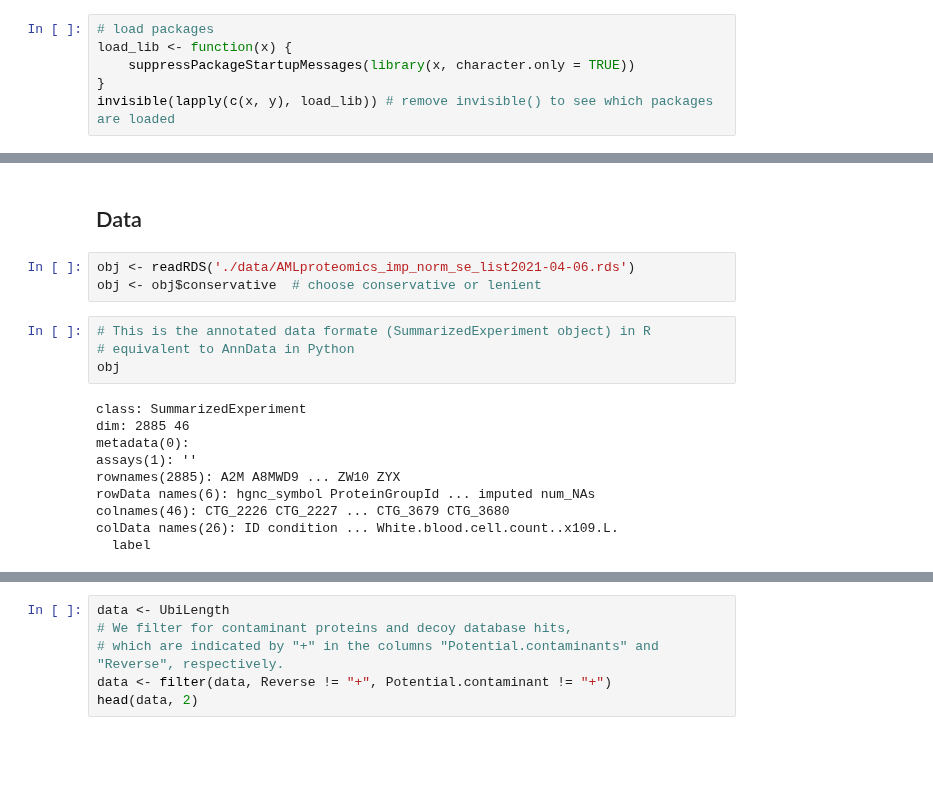
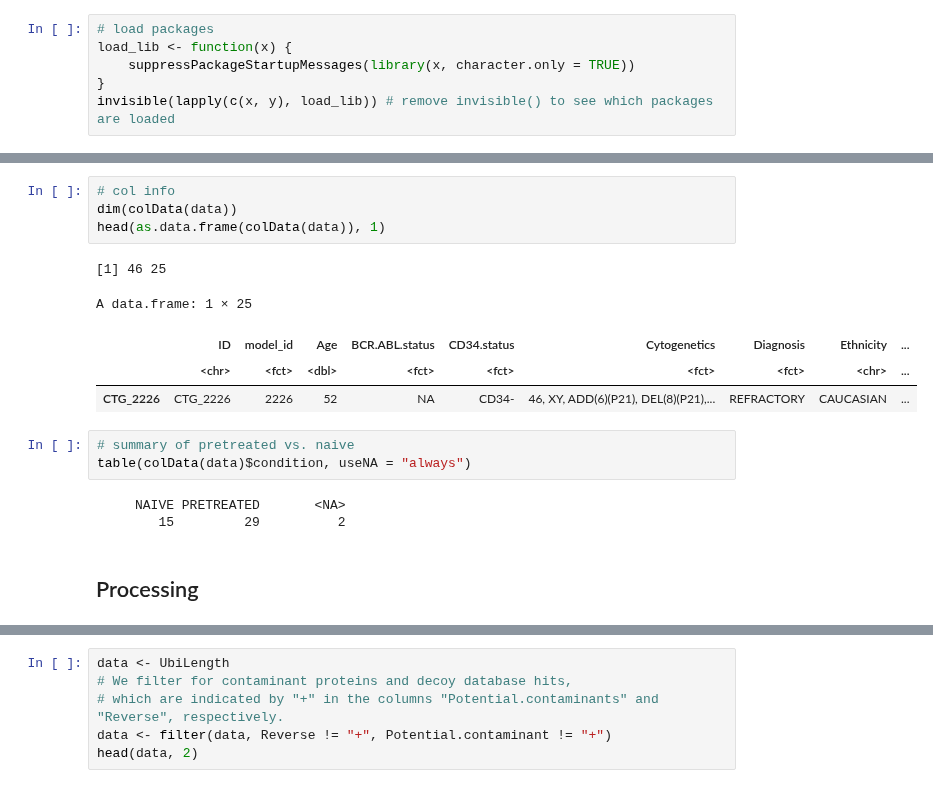
Before and after one commit to liorbey/lumin-workstation-materials, a Jupyter notebook: differential_protein_expression_R.ipynb, the cells around one changed output, grey strips where cells are left out. Drawn from its saved outputs; the diff is of its cells as text; blank space fills up the shorter version.

```diff
--- a/differential_protein_expression_R.ipynb
+++ b/differential_protein_expression_R.ipynb
@@ -34,19 +80,18 @@ invisible(lapply(c(x, y), load_lib)) # remove invisible() to see which packages
+# %%
+# col info
+dim(colData(data))
+head(as.data.frame(colData(data)), 1)
+# %% [output]
+[1] 46 25
+A data.frame: 1 × 25
+|  | ID | model_id | Age | BCR.ABL.status | CD34.status | Cytogenetics | Diagnosis | Ethnicity | ... |
+|  | <chr> | <fct> | <dbl> | <fct> | <fct> | <fct> | <fct> | <chr> | ... |
+| CTG_2226 | CTG_2226 | 2226 | 52 | NA | CD34- | 46, XY, ADD(6)(P21), DEL(8)(P21),... | REFRACTORY | CAUCASIAN | ... |
+# %%
+# summary of pretreated vs. naive
+table(colData(data)$condition, useNA = "always")
+# %% [output]
+     NAIVE PRETREATED       <NA>
+        15         29          2
 # %% [markdown]
-## Data
+## Processing
-# %%
-obj <- readRDS('./data/AMLproteomics_imp_norm_se_list2021-04-06.rds')
-obj <- obj$conservative  # choose conservative or lenient
-# %%
-# This is the annotated data formate (SummarizedExperiment object) in R
-# equivalent to AnnData in Python
-obj
-# %% [output]
-class: SummarizedExperiment
-dim: 2885 46
-metadata(0):
-assays(1): ''
-rownames(2885): A2M A8MWD9 ... ZW10 ZYX
-rowData names(6): hgnc_symbol ProteinGroupId ... imputed num_NAs
-colnames(46): CTG_2226 CTG_2227 ... CTG_3679 CTG_3680
-colData names(26): ID condition ... White.blood.cell.count..x109.L.
-  label
```
Also changed, not shown: parts of 15 cells of this notebook.
